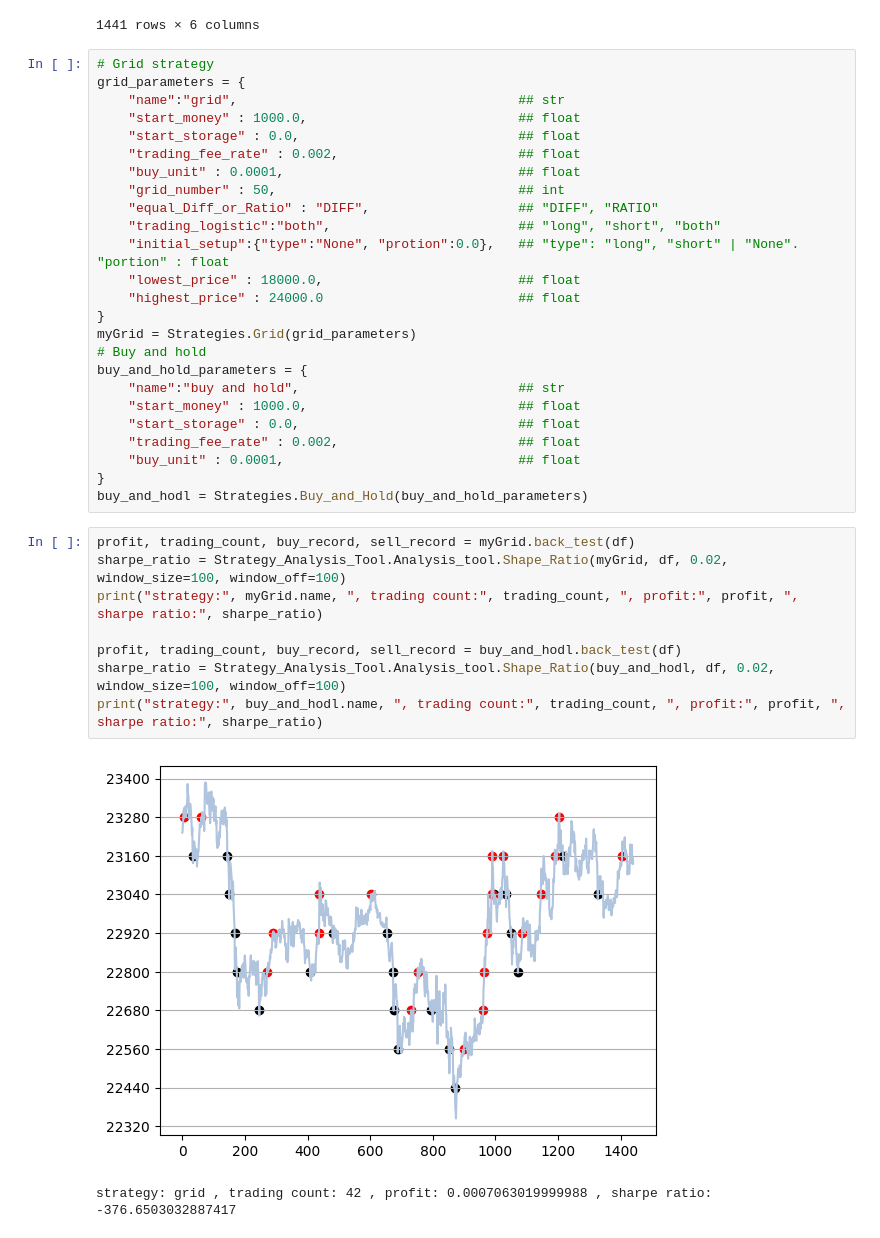
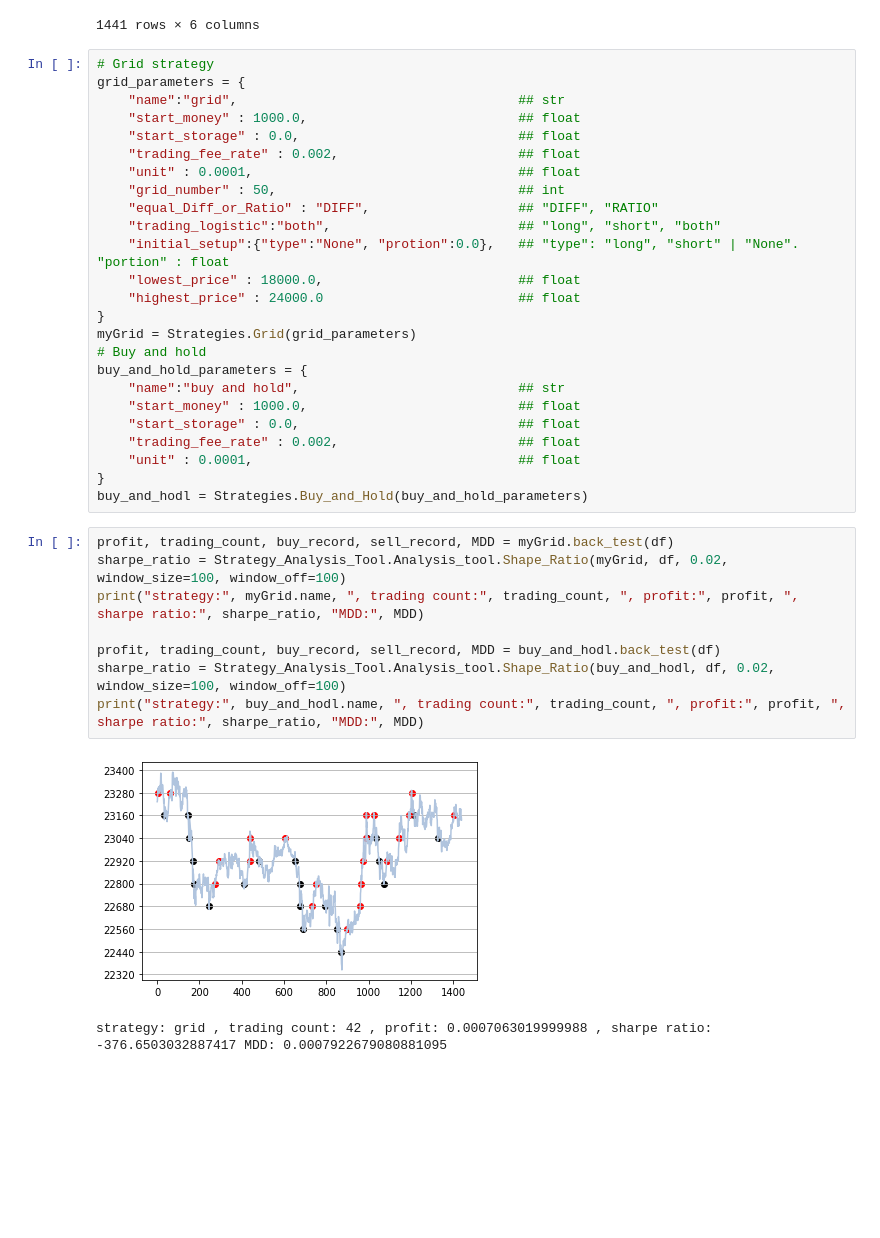
Before and after one commit to LagerWu0501/Grid_Trading, a Jupyter notebook: example.ipynb, the cells around one changed output. Drawn from its saved outputs; the diff is of its cells as text; blank space fills up the shorter version.

```diff
--- a/example.ipynb
+++ b/example.ipynb
@@ -43,7 +43,7 @@ grid_parameters = {
     "start_money" : 1000.0,                           ## float
     "start_storage" : 0.0,                            ## float
     "trading_fee_rate" : 0.002,                       ## float
-    "buy_unit" : 0.0001,                              ## float
+    "unit" : 0.0001,                                  ## float
     "grid_number" : 50,                               ## int
     "equal_Diff_or_Ratio" : "DIFF",                   ## "DIFF", "RATIO"
     "trading_logistic":"both",                        ## "long", "short", "both"
@@ -58,17 +58,17 @@ buy_and_hold_parameters = {
     "start_money" : 1000.0,                           ## float
     "start_storage" : 0.0,                            ## float
     "trading_fee_rate" : 0.002,                       ## float
-    "buy_unit" : 0.0001,                              ## float
+    "unit" : 0.0001,                                  ## float
 }
 buy_and_hodl = Strategies.Buy_and_Hold(buy_and_hold_parameters)
 # %%
-profit, trading_count, buy_record, sell_record = myGrid.back_test(df)
+profit, trading_count, buy_record, sell_record, MDD = myGrid.back_test(df)
 sharpe_ratio = Strategy_Analysis_Tool.Analysis_tool.Shape_Ratio(myGrid, df, 0.02, window_size=100, window_off=100)
-print("strategy:", myGrid.name, ", trading count:", trading_count, ", profit:", profit, ", sharpe ratio:", sharpe_ratio)
+print("strategy:", myGrid.name, ", trading count:", trading_count, ", profit:", profit, ", sharpe ratio:", sharpe_ratio, "MDD:", MDD)
 
-profit, trading_count, buy_record, sell_record = buy_and_hodl.back_test(df)
+profit, trading_count, buy_record, sell_record, MDD = buy_and_hodl.back_test(df)
 sharpe_ratio = Strategy_Analysis_Tool.Analysis_tool.Shape_Ratio(buy_and_hodl, df, 0.02, window_size=100, window_off=100)
-print("strategy:", buy_and_hodl.name, ", trading count:", trading_count, ", profit:", profit, ", sharpe ratio:", sharpe_ratio)
+print("strategy:", buy_and_hodl.name, ", trading count:", trading_count, ", profit:", profit, ", sharpe ratio:", sharpe_ratio, "MDD:", MDD)
 # %% [output]
-[figure, old version]
+[figure, new version]
-strategy: grid , trading count: 42 , profit: 0.0007063019999988 , sharpe ratio: -376.6503032887417
+strategy: grid , trading count: 42 , profit: 0.0007063019999988 , sharpe ratio: -376.6503032887417 MDD: 0.0007922679080881095
```
Also changed, not shown: parts of 3 cells of this notebook, 5 other files.
